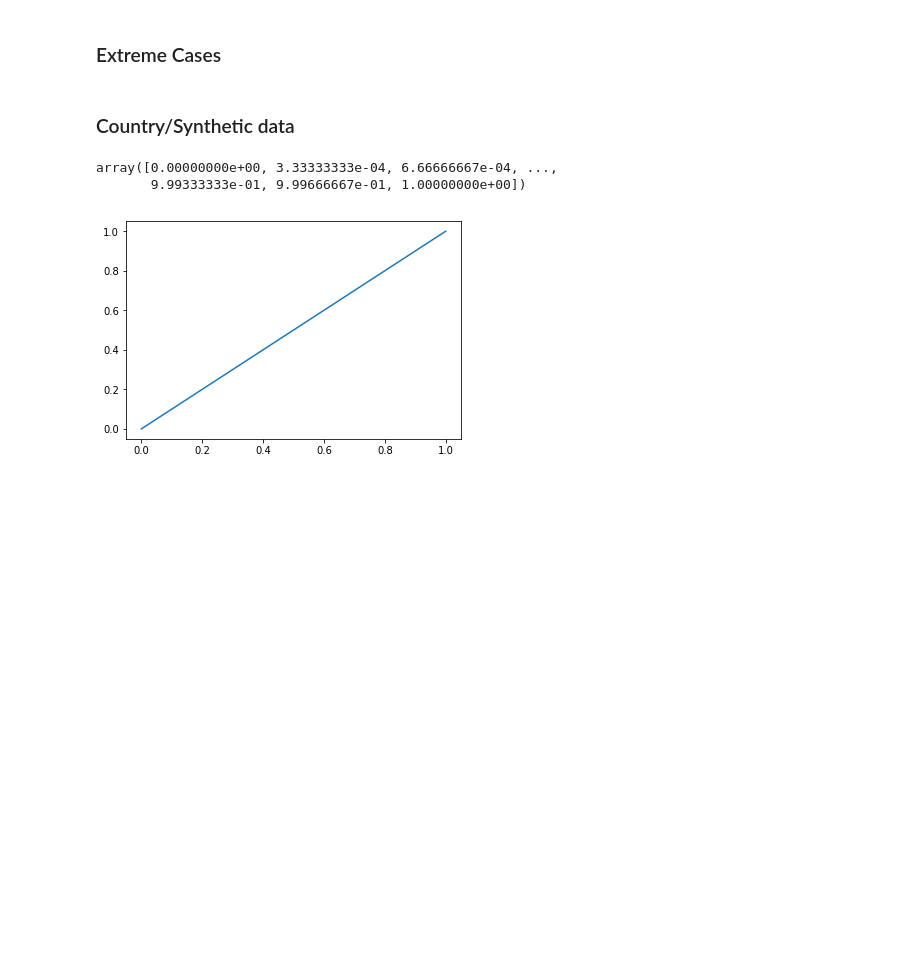
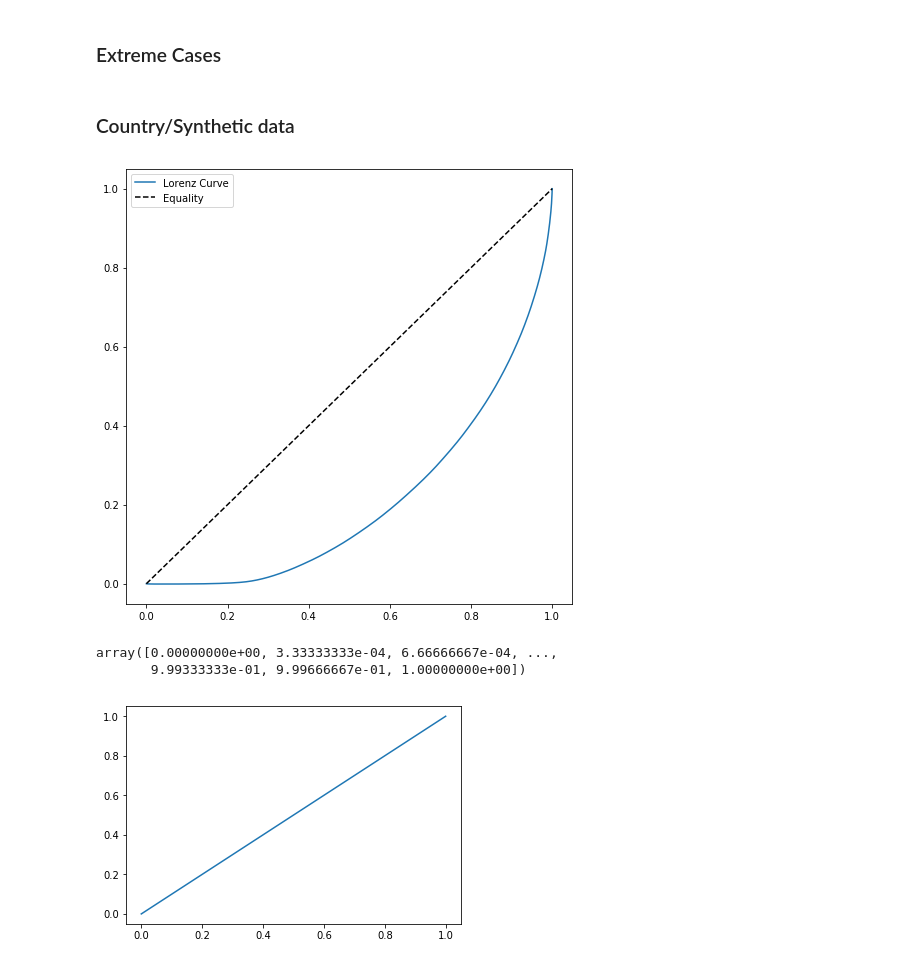
Before and after one commit to rebekahanne/Inequality-Measurements, a Jupyter notebook: Inequality Measurements.ipynb, the cells around one changed output. Cells and saved outputs as stored; diff of their text form; code cells hidden in the pictures; blank space fills up the shorter version.

```diff
--- a/Inequality Measurements.ipynb
+++ b/Inequality Measurements.ipynb
@@ -39,3 +41,5 @@ Thus, if the B curve is very similar to A, the Gini coefficient will be zero (pe
+# %%
+wealth = pd.read_csv('ricfam16.csv', usecols=['nquest', 'W'])
 # %% [markdown]
 ### Extreme Cases
 # %% [markdown]
@@ -44,6 +50,15 @@ Thus, if the B curve is very similar to A, the Gini coefficient will be zero (pe
 import numpy as np
 import matplotlib.pyplot as plt
 from quantecon.inequality import lorenz_curve, gini_coefficient
+# %%
+cum_people, cum_income = lorenz_curve(wealth.W.values)
+plt.figure(figsize=(8, 8))
+plt.plot(cum_people, cum_income, label='Lorenz Curve')
+plt.plot(cum_people, cum_people, 'k--', label='Equality')
+plt.legend()
+plt.show()
+# %% [output]
+[figure, added]
 # %%
 n = 3000
 
```
Also changed, not shown: parts of 2 cells of this notebook, 1 other file.
